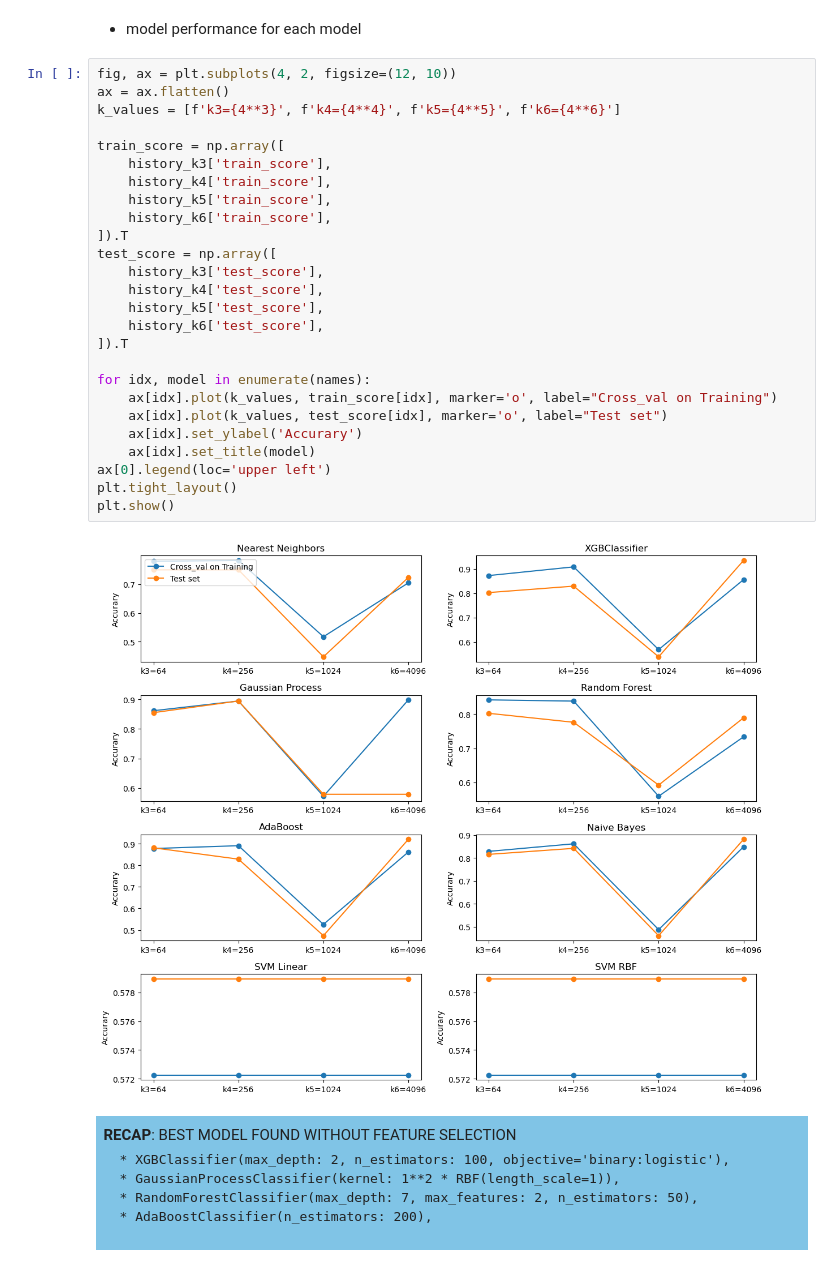
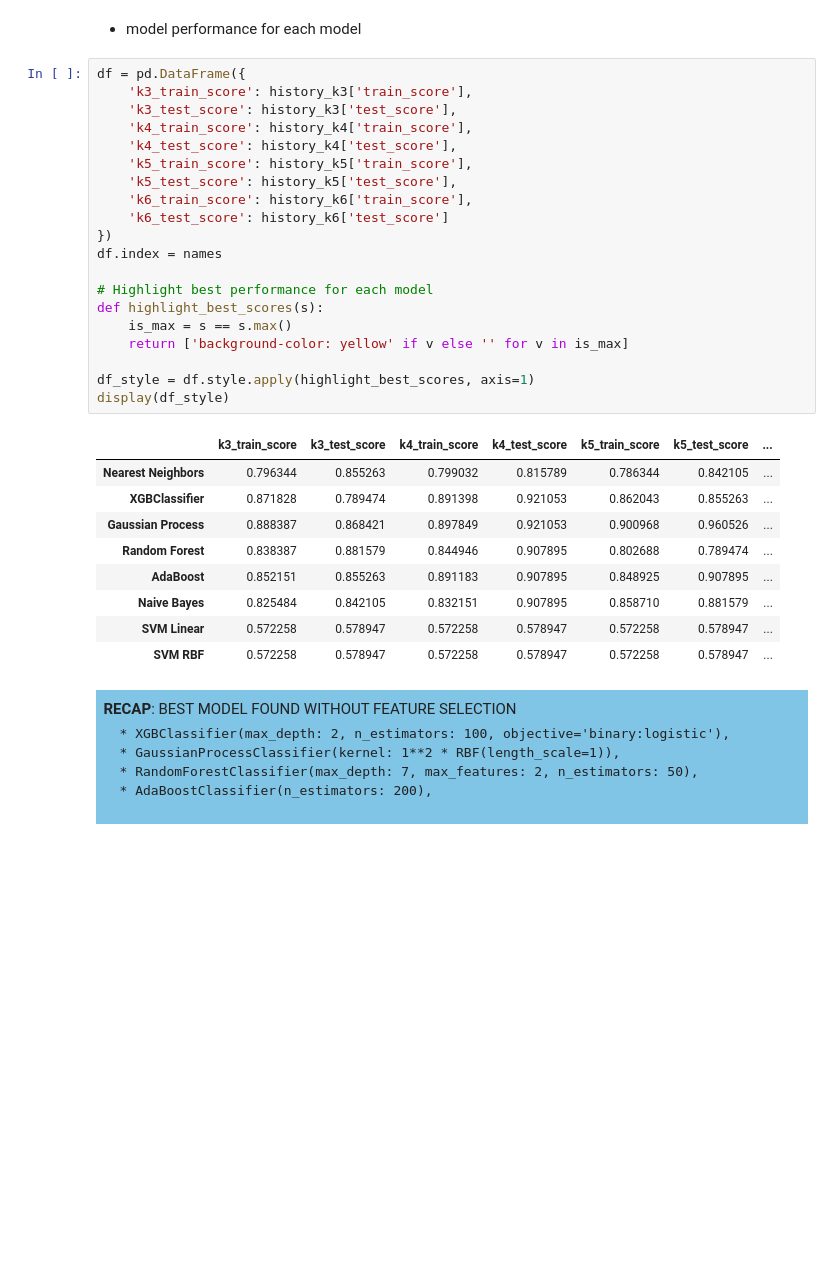
Before and after one commit to Genereux-akotenou/DNA_Classifier, a Jupyter notebook: 02-approach1_kmer_classic_ml.ipynb, the cells around one changed output. Saved outputs shown, nothing was run; the diff lists cells and outputs as text; blank space fills up the shorter version.

```diff
--- a/02-approach1_kmer_classic_ml.ipynb
+++ b/02-approach1_kmer_classic_ml.ipynb
@@ -453,33 +453,35 @@ plt.show()
 # %% [markdown]
 * model performance for each model
-# %%
-fig, ax = plt.subplots(4, 2, figsize=(12, 10))
-ax = ax.flatten()
-k_values = [f'k3={4**3}', f'k4={4**4}', f'k5={4**5}', f'k6={4**6}']
-
-train_score = np.array([
-    history_k3['train_score'],
-    history_k4['train_score'],
-    history_k5['train_score'],
-    history_k6['train_score'],
-]).T
-test_score = np.array([
-    history_k3['test_score'],
-    history_k4['test_score'],
-    history_k5['test_score'],
-    history_k6['test_score'],
-]).T
-
-for idx, model in enumerate(names):
-    ax[idx].plot(k_values, train_score[idx], marker='o', label="Cross_val on Training")
-    ax[idx].plot(k_values, test_score[idx], marker='o', label="Test set")
-    ax[idx].set_ylabel('Accurary')
-    ax[idx].set_title(model)
-ax[0].legend(loc='upper left')
-plt.tight_layout()
-plt.show()
-# %% [output]
-[figure, removed]
+# %%
+df = pd.DataFrame({
+    'k3_train_score': history_k3['train_score'],
+    'k3_test_score': history_k3['test_score'],
+    'k4_train_score': history_k4['train_score'],
+    'k4_test_score': history_k4['test_score'],
+    'k5_train_score': history_k5['train_score'],
+    'k5_test_score': history_k5['test_score'],
+    'k6_train_score': history_k6['train_score'],
+    'k6_test_score': history_k6['test_score']
+})
+df.index = names
+
+# Highlight best performance for each model
+def highlight_best_scores(s):
+    is_max = s == s.max()
+    return ['background-color: yellow' if v else '' for v in is_max]
+
+df_style = df.style.apply(highlight_best_scores, axis=1)
+display(df_style)
+# %% [output]
+|  | k3_train_score | k3_test_score | k4_train_score | k4_test_score | k5_train_score | k5_test_score | ... |
+| Nearest Neighbors | 0.796344 | 0.855263 | 0.799032 | 0.815789 | 0.786344 | 0.842105 | ... |
+| XGBClassifier | 0.871828 | 0.789474 | 0.891398 | 0.921053 | 0.862043 | 0.855263 | ... |
+| Gaussian Process | 0.888387 | 0.868421 | 0.897849 | 0.921053 | 0.900968 | 0.960526 | ... |
+| Random Forest | 0.838387 | 0.881579 | 0.844946 | 0.907895 | 0.802688 | 0.789474 | ... |
+| AdaBoost | 0.852151 | 0.855263 | 0.891183 | 0.907895 | 0.848925 | 0.907895 | ... |
+| Naive Bayes | 0.825484 | 0.842105 | 0.832151 | 0.907895 | 0.858710 | 0.881579 | ... |
+| SVM Linear | 0.572258 | 0.578947 | 0.572258 | 0.578947 | 0.572258 | 0.578947 | ... |
+| SVM RBF | 0.572258 | 0.578947 | 0.572258 | 0.578947 | 0.572258 | 0.578947 | ... |
 # %% [markdown]
 <div style="background-color: #80c4e6; padding: 0.5em;">
     <b>RECAP</b>: BEST MODEL FOUND WITHOUT FEATURE SELECTION
```
Also changed, not shown: parts of 7 cells of this notebook.
